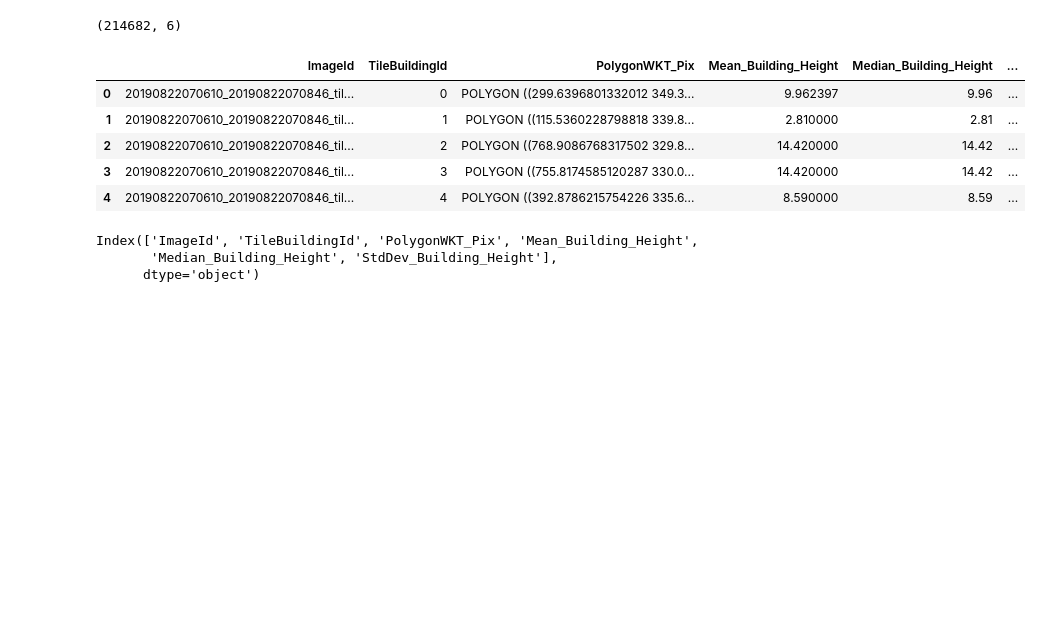
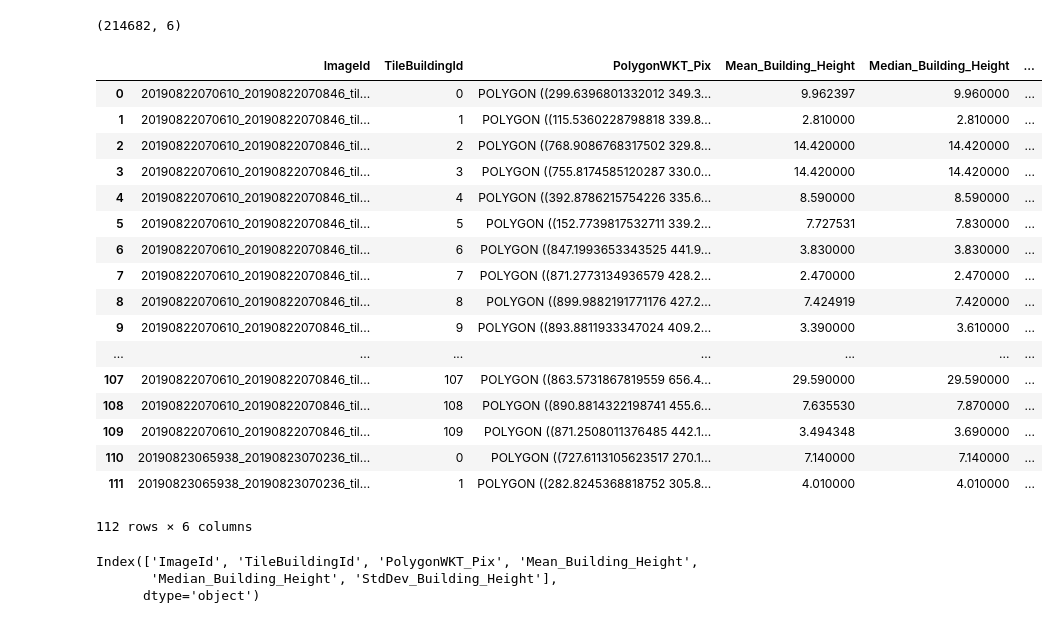
Before and after one commit to ShimaSh1996/SpaceNet6, a Jupyter notebook: notebooks/data_visualizer.ipynb, the cells around one changed output. Drawn from its saved outputs; the diff is of its cells as text; code cells hidden in the pictures; blank space fills up the shorter version.

```diff
--- a/notebooks/data_visualizer.ipynb
+++ b/notebooks/data_visualizer.ipynb
@@ -41,14 +42,26 @@ print(data.shape)
 # %% [output]
 (214682, 6)
 # %%
-data.head()
+data.head(112)
 # %% [output]
 |  | ImageId | TileBuildingId | PolygonWKT_Pix | Mean_Building_Height | Median_Building_Height | ... |
-| 0 | 20190822070610_20190822070846_til... | 0 | POLYGON ((299.6396801332012 349.3... | 9.962397 | 9.96 | ... |
-| 1 | 20190822070610_20190822070846_til... | 1 | POLYGON ((115.5360228798818 339.8... | 2.810000 | 2.81 | ... |
-| 2 | 20190822070610_20190822070846_til... | 2 | POLYGON ((768.9086768317502 329.8... | 14.420000 | 14.42 | ... |
-| 3 | 20190822070610_20190822070846_til... | 3 | POLYGON ((755.8174585120287 330.0... | 14.420000 | 14.42 | ... |
-| 4 | 20190822070610_20190822070846_til... | 4 | POLYGON ((392.8786215754226 335.6... | 8.590000 | 8.59 | ... |
+| 0 | 20190822070610_20190822070846_til... | 0 | POLYGON ((299.6396801332012 349.3... | 9.962397 | 9.960000 | ... |
+| 1 | 20190822070610_20190822070846_til... | 1 | POLYGON ((115.5360228798818 339.8... | 2.810000 | 2.810000 | ... |
+| 2 | 20190822070610_20190822070846_til... | 2 | POLYGON ((768.9086768317502 329.8... | 14.420000 | 14.420000 | ... |
+| 3 | 20190822070610_20190822070846_til... | 3 | POLYGON ((755.8174585120287 330.0... | 14.420000 | 14.420000 | ... |
+| 4 | 20190822070610_20190822070846_til... | 4 | POLYGON ((392.8786215754226 335.6... | 8.590000 | 8.590000 | ... |
+| 5 | 20190822070610_20190822070846_til... | 5 | POLYGON ((152.7739817532711 339.2... | 7.727531 | 7.830000 | ... |
+| 6 | 20190822070610_20190822070846_til... | 6 | POLYGON ((847.1993653343525 441.9... | 3.830000 | 3.830000 | ... |
+| 7 | 20190822070610_20190822070846_til... | 7 | POLYGON ((871.2773134936579 428.2... | 2.470000 | 2.470000 | ... |
+| 8 | 20190822070610_20190822070846_til... | 8 | POLYGON ((899.9882191771176 427.2... | 7.424919 | 7.420000 | ... |
+| 9 | 20190822070610_20190822070846_til... | 9 | POLYGON ((893.8811933347024 409.2... | 3.390000 | 3.610000 | ... |
+| ... | ... | ... | ... | ... | ... | ... |
+| 107 | 20190822070610_20190822070846_til... | 107 | POLYGON ((863.5731867819559 656.4... | 29.590000 | 29.590000 | ... |
+| 108 | 20190822070610_20190822070846_til... | 108 | POLYGON ((890.8814322198741 455.6... | 7.635530 | 7.870000 | ... |
+| 109 | 20190822070610_20190822070846_til... | 109 | POLYGON ((871.2508011376485 442.1... | 3.494348 | 3.690000 | ... |
+| 110 | 20190823065938_20190823070236_til... | 0 | POLYGON ((727.6113105623517 270.1... | 7.140000 | 7.140000 | ... |
+| 111 | 20190823065938_20190823070236_til... | 1 | POLYGON ((282.8245368818752 305.8... | 4.010000 | 4.010000 | ... |
+112 rows × 6 columns
 # %%
 data.keys()
 # %% [output]
```
Also changed, not shown: parts of 1 cell of this notebook, 56 other files.
